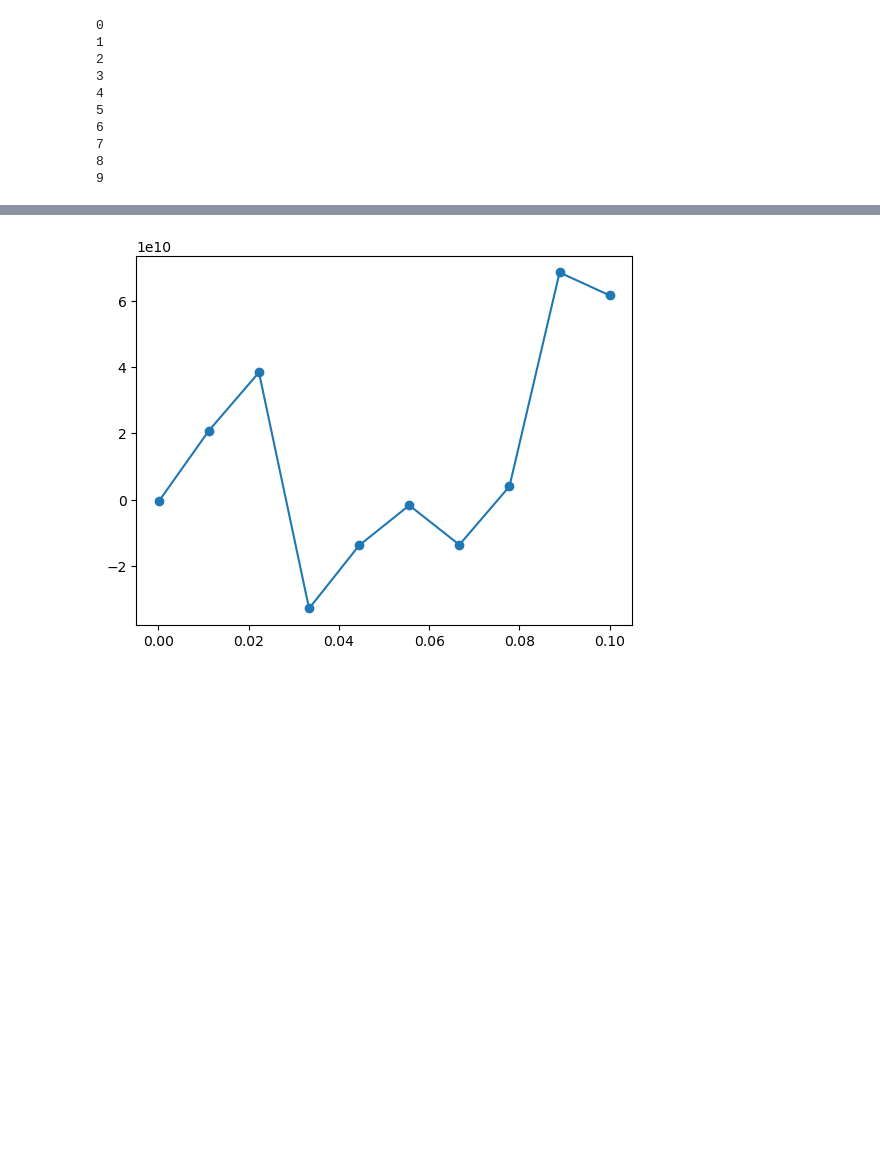
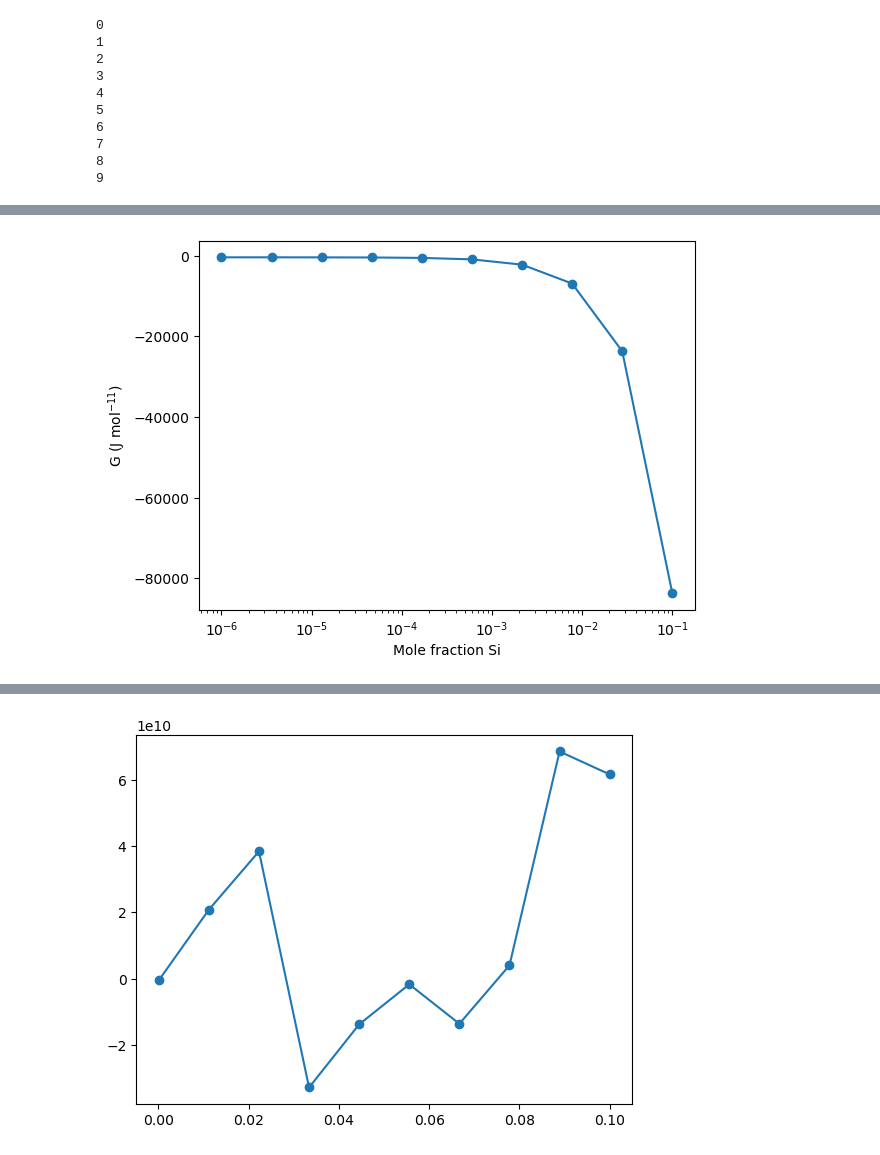
Before and after one commit to simonwmatthews/pyDEW, a Jupyter notebook: dev_notebooks/DEWFluid_test.ipynb, the cells around one changed output, grey strips where cells are left out. Saved outputs shown, nothing was run; the diff lists cells and outputs as text; code cells hidden in the pictures; blank space fills up the shorter version.

```diff
--- a/dev_notebooks/DEWFluid_test.ipynb
+++ b/dev_notebooks/DEWFluid_test.ipynb
@@ -222,0 +140,9 @@ plt.show()
+# %%
+f,a = plt.subplots()
+a.plot(Si_fractions, free_energies, marker='o')
+a.set_xscale('log')
+a.set_ylabel(r'G (J mol$^{-11}$)')
+a.set_xlabel('Mole fraction Si')
+plt.show()
+# %% [output]
+[figure, added]
```
Also changed, not shown: parts of 52 cells of this notebook, 5 other files.
